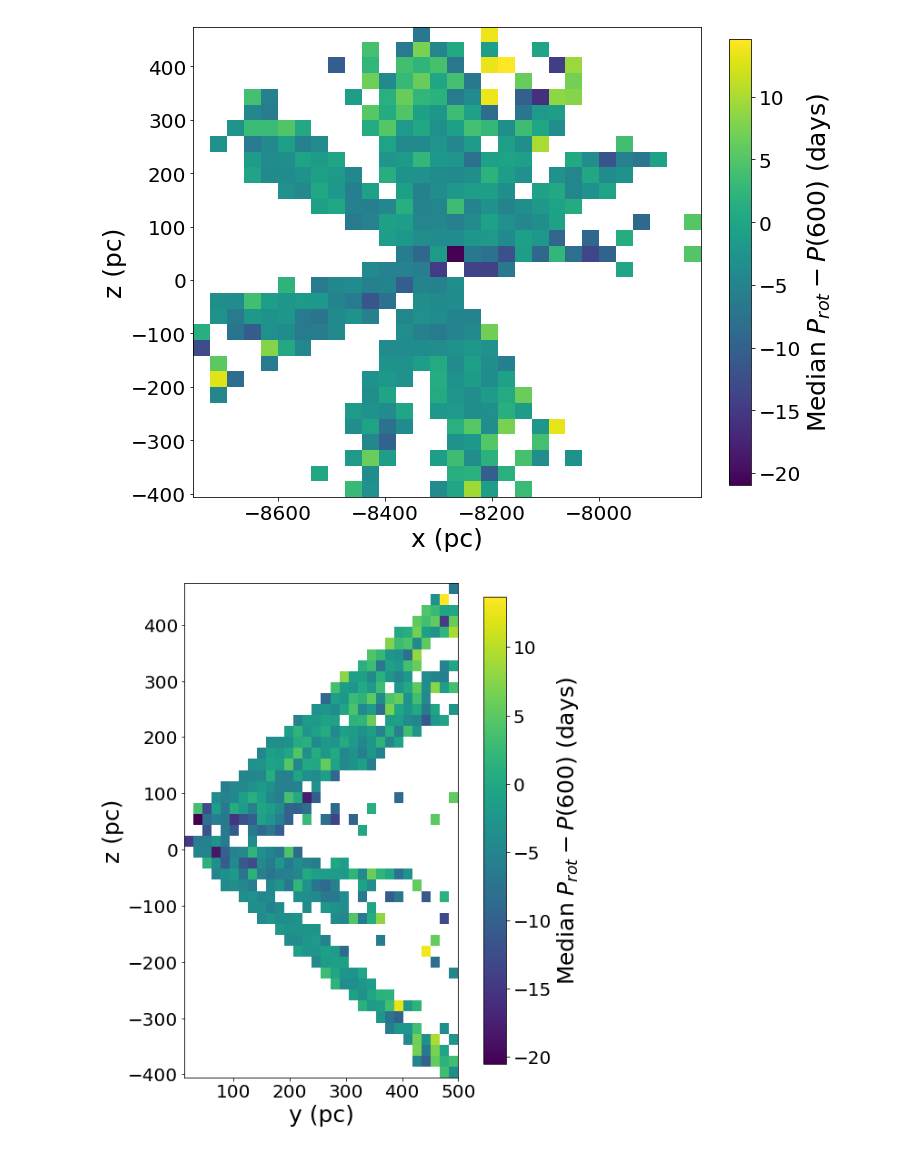
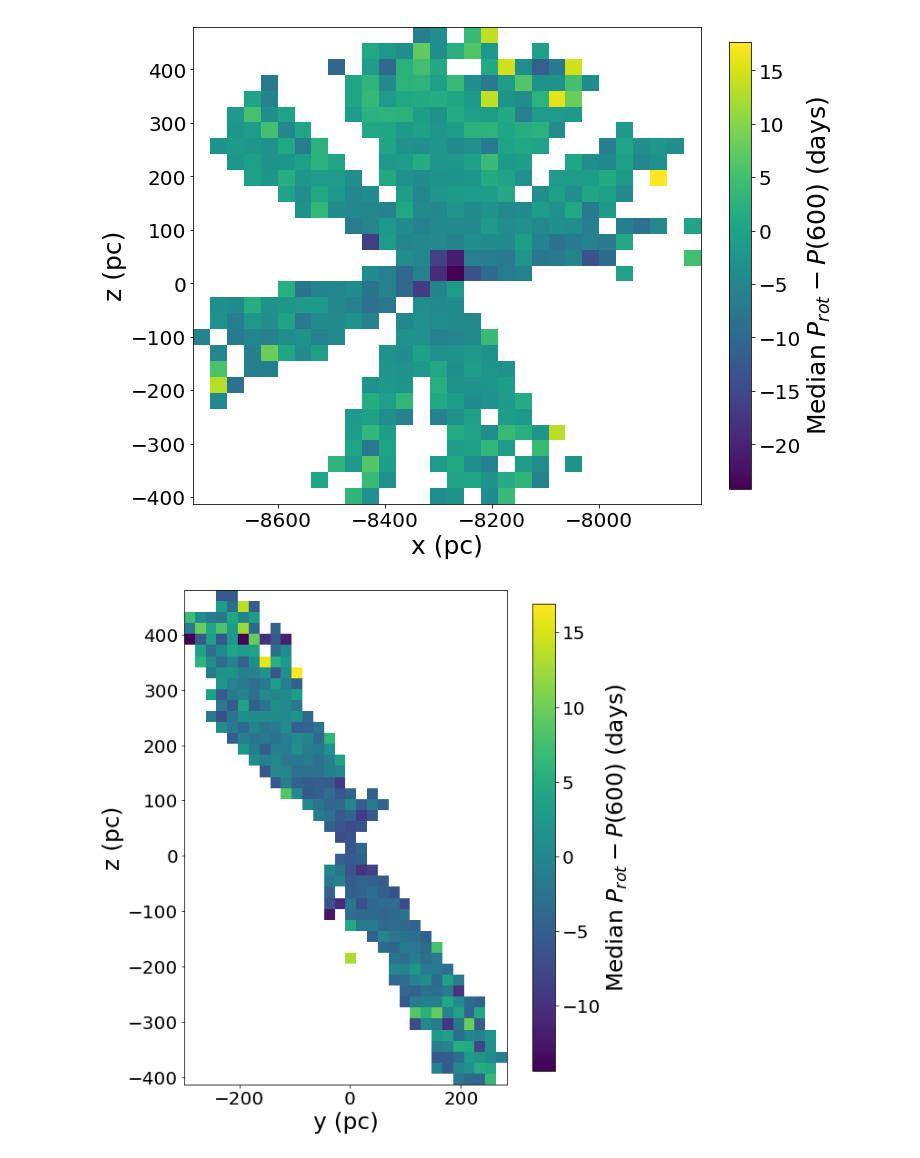
Before and after one commit to tagordon/k2rot, a Jupyter notebook: round/figures/map.ipynb, the cells around one changed output. Drawn from its saved outputs; the diff is of its cells as text; code cells hidden in the pictures.

Commit message:
more plots

```diff
--- a/round/figures/map.ipynb
+++ b/round/figures/map.ipynb
@@ -29,7 +29,7 @@ from scipy.stats import binned_statistic_2d
 gyr_age = 600
 gyrochrone = gyr.MM09e3(df['B_V'], gyr_age)
 finite_age_mask = np.isfinite(gyrochrone)
-color_mask = (df['B_V'] > 1.0) & (df['B_V'] < 1.6)
+color_mask = (df['B_V'] > 0.5) & (df['B_V'] < 3.0)
 perdiff = (np.exp(df['logperiod_mean'][finite_age_mask & color_mask]) -
            gyrochrone[finite_age_mask & color_mask])
 
@@ -44,5 +44,5 @@ cb = pl.colorbar(im, fraction=0.025)
 cb.set_label('Median $P_{rot} - P(600)$ (days)')
 pl.xlabel("x (pc)")
 pl.ylabel("y (pc)")
-pl.savefig("prot_xy.pdf")
+pl.savefig("xy_bins.pdf")
 # %% [output]
@@ -58,23 +58,23 @@ cb = pl.colorbar(im, fraction=0.04)
 cb.set_label('Median $P_{rot} - P(600)$ (days)')
 pl.xlabel("x (pc)")
 pl.ylabel("z (pc)")
-pl.savefig("prot_xz.pdf")
+pl.savefig("xz_bins.pdf")
 # %% [output]
-[figure, old version]
+[figure, new version]
 # %%
-ret = binned_statistic_2d(df['r_est'][finite_age_mask & color_mask],
+ret = binned_statistic_2d(df['galcen_y'][finite_age_mask & color_mask],
                           df['galcen_z'][finite_age_mask & color_mask],
                           perdiff, statistic='median', bins=[30, 45])
 pl.figure(figsize=(10, 10))
 im = pl.imshow(ret.statistic.T, origin='lower', interpolation='nearest',
          extent=(ret.x_edge[0], ret.x_edge[-1], ret.y_edge[0], ret.y_edge[-1]))
 cb = pl.colorbar(im, fraction=0.046)
 cb.set_label('Median $P_{rot} - P(600)$ (days)')
 pl.xlabel("y (pc)")
 pl.ylabel("z (pc)")
-pl.savefig("prot_yz.pdf")
+pl.savefig("yz_bins.pdf")
 # %% [output]
-[figure, old version]
+[figure, new version]
 # %%
 ret = binned_statistic_2d(np.abs(df['r_est'][finite_age_mask & color_mask]),
                           np.abs(df['galcen_z'][finite_age_mask & color_mask]),
```
Also changed, not shown: parts of 11 cells of this notebook, 28 other files.
